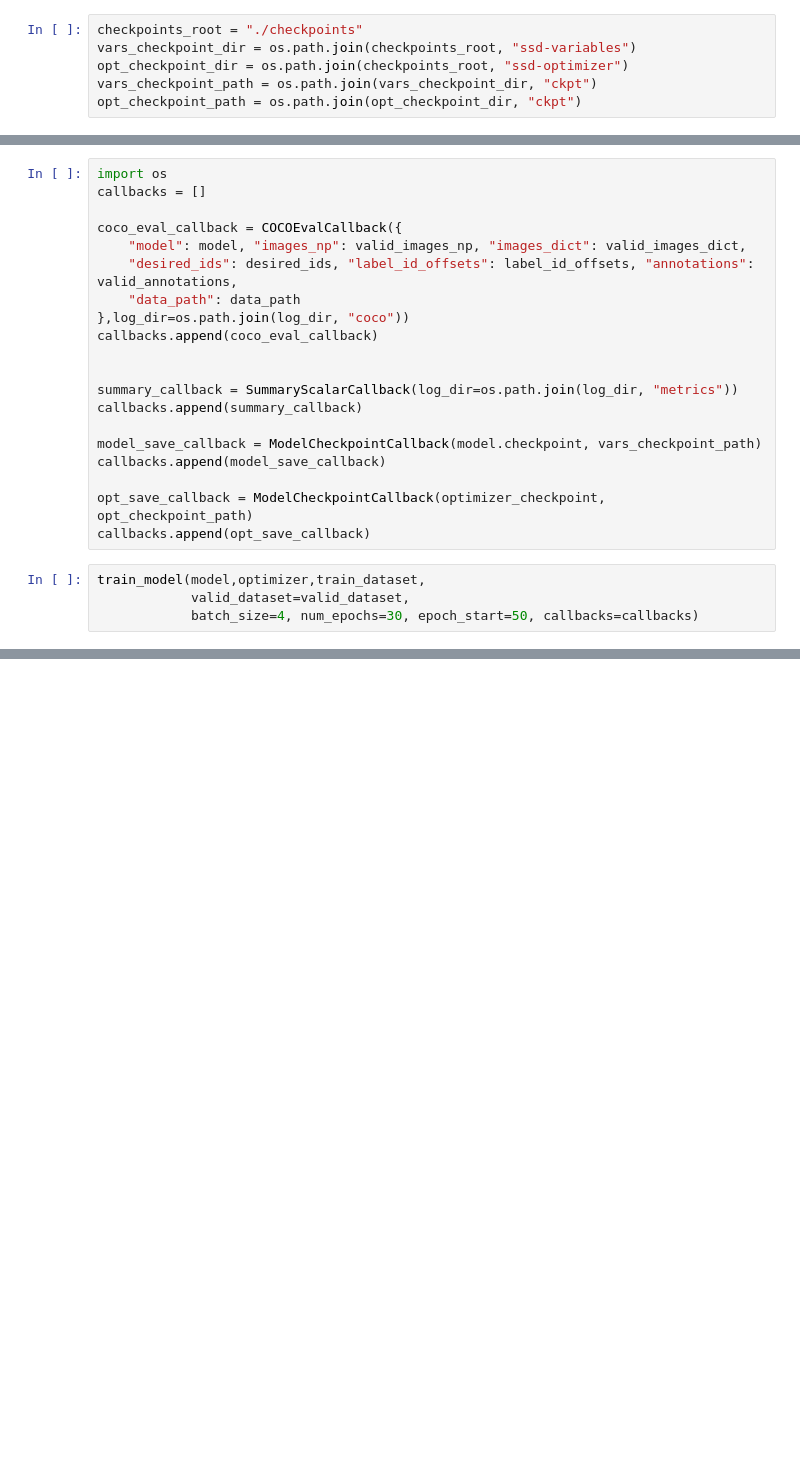
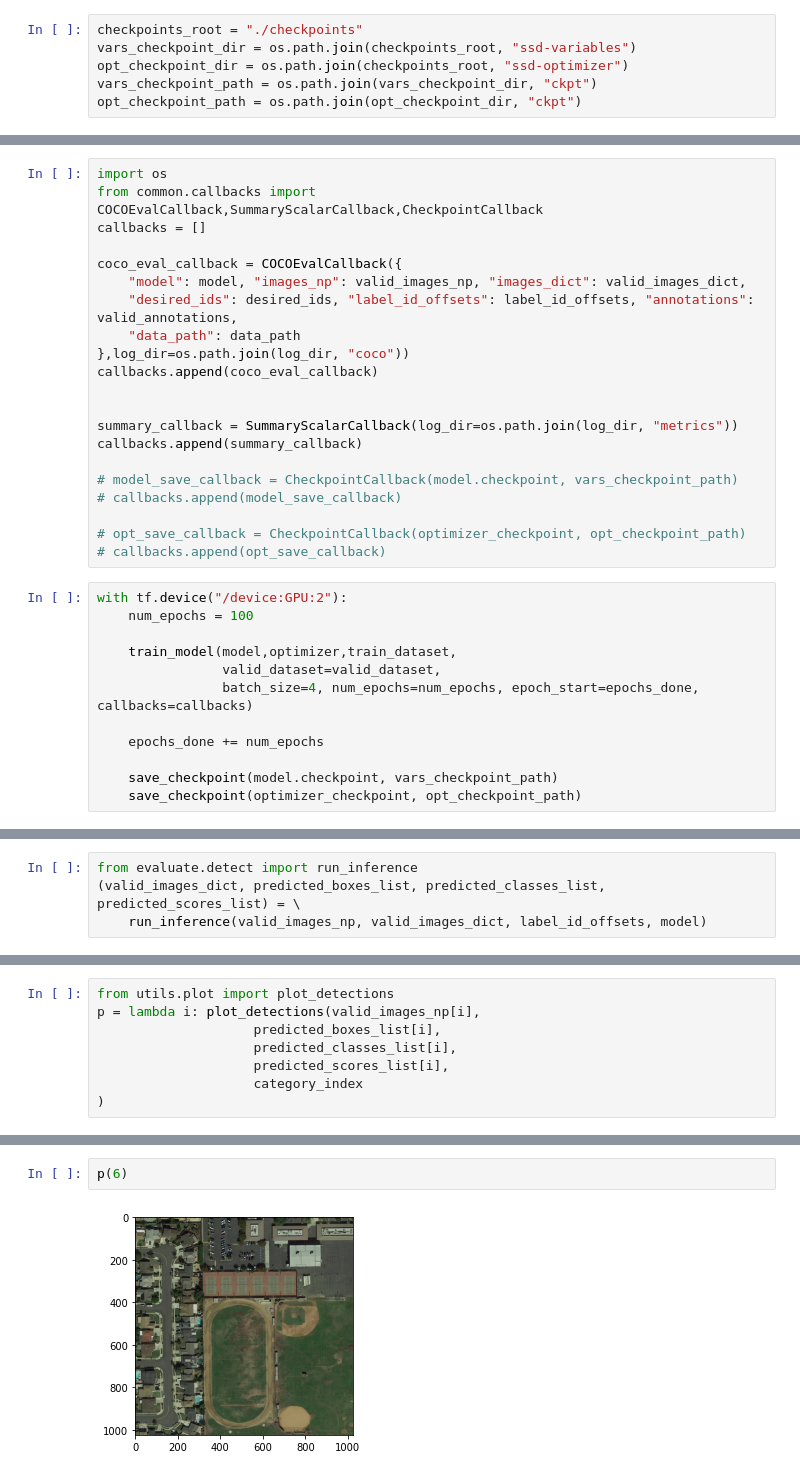
Before and after one commit to UACamgianTeam/SSD-TensorFlow, a Jupyter notebook: CustomSSD.ipynb, the cells around one changed output, grey strips where cells are left out. Cells and saved outputs as stored; diff of their text form; blank space fills up the shorter version.

Commit message:
Add additional customization to model

```diff
--- a/CustomSSD.ipynb
+++ b/CustomSSD.ipynb
@@ -248,5 +198,6 @@ if load_old_optimizer:
 # %%
 import os
+from common.callbacks import COCOEvalCallback,SummaryScalarCallback,CheckpointCallback
 callbacks = []
 
 coco_eval_callback = COCOEvalCallback({
@@ -260,13 +211,21 @@ callbacks.append(coco_eval_callback)
 summary_callback = SummaryScalarCallback(log_dir=os.path.join(log_dir, "metrics"))
 callbacks.append(summary_callback)
 
-model_save_callback = ModelCheckpointCallback(model.checkpoint, vars_checkpoint_path)
-callbacks.append(model_save_callback)
+# model_save_callback = CheckpointCallback(model.checkpoint, vars_checkpoint_path)
+# callbacks.append(model_save_callback)
 
-opt_save_callback = ModelCheckpointCallback(optimizer_checkpoint, opt_checkpoint_path)
-callbacks.append(opt_save_callback)
+# opt_save_callback = CheckpointCallback(optimizer_checkpoint, opt_checkpoint_path)
+# callbacks.append(opt_save_callback)
 # %%
-train_model(model,optimizer,train_dataset,
-            valid_dataset=valid_dataset,
-            batch_size=4, num_epochs=30, epoch_start=50, callbacks=callbacks)
+with tf.device("/device:GPU:2"):
+    num_epochs = 100
+
+    train_model(model,optimizer,train_dataset,
+                valid_dataset=valid_dataset,
+                batch_size=4, num_epochs=num_epochs, epoch_start=epochs_done, callbacks=callbacks)
+
+    epochs_done += num_epochs
+
+    save_checkpoint(model.checkpoint, vars_checkpoint_path)
+    save_checkpoint(optimizer_checkpoint, opt_checkpoint_path)
 # %% [output]
@@ -289,0 +298,4 @@ DONE (t=0.04s).
+# %%
+from evaluate.detect import run_inference
+(valid_images_dict, predicted_boxes_list, predicted_classes_list, predicted_scores_list) = \
+    run_inference(valid_images_np, valid_images_dict, label_id_offsets, model)
@@ -289,0 +322,8 @@ DONE (t=0.04s).
+# %%
+from utils.plot import plot_detections
+p = lambda i: plot_detections(valid_images_np[i],
+                    predicted_boxes_list[i],
+                    predicted_classes_list[i],
+                    predicted_scores_list[i],
+                    category_index
+)
@@ -289,0 +347,4 @@ DONE (t=0.04s).
+# %%
+p(6)
+# %% [output]
+[figure, added]
```
Also changed, not shown: parts of 22 cells of this notebook, 1 other file.
